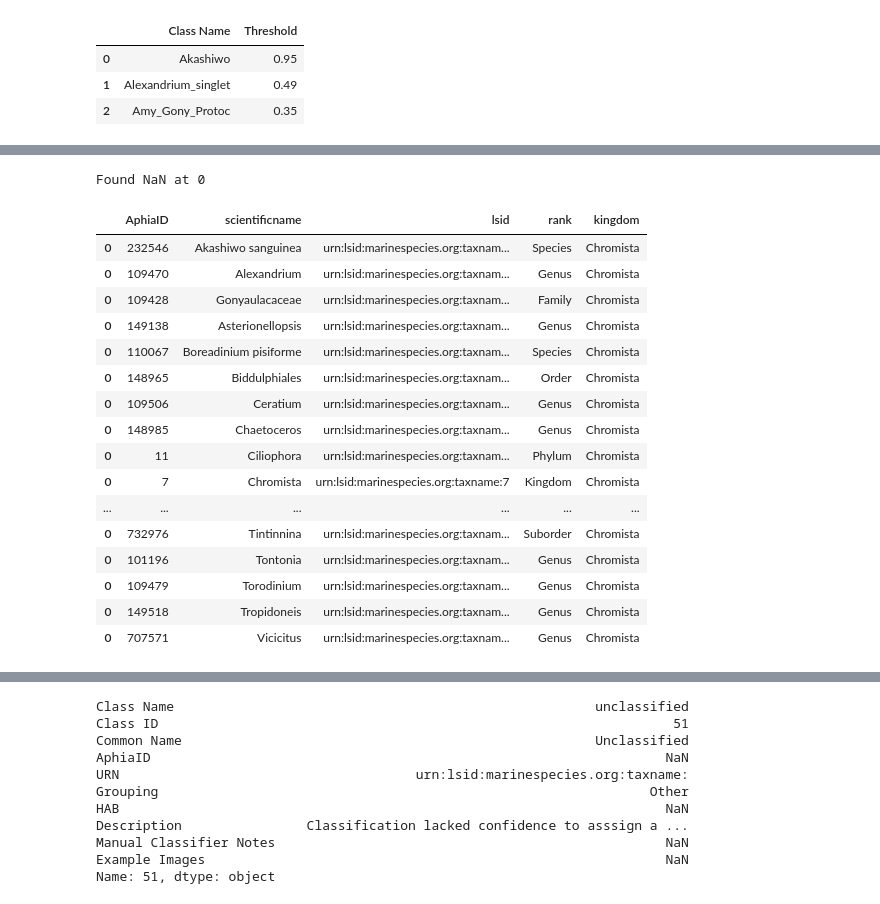
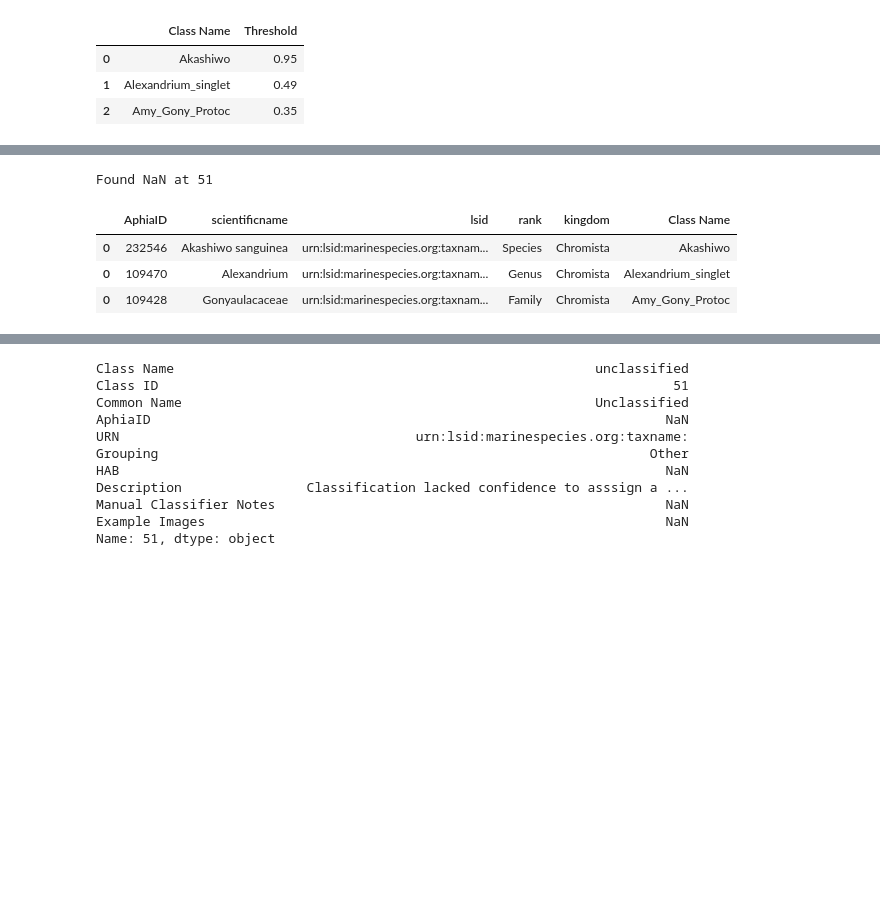
Before and after one commit to CeNCOOS/OBIS_workshop_2024_IFCB, a Jupyter notebook: getSantaCruzdata.ipynb, the cells around one changed output, grey strips where cells are left out. Saved outputs shown, nothing was run; the diff lists cells and outputs as text; code cells hidden in the pictures; blank space fills up the shorter version.

Commit message:
added event and occurrence dataframes to file

```diff
--- a/getSantaCruzdata.ipynb
+++ b/getSantaCruzdata.ipynb
@@ -116,13 +116,17 @@ class_names.head(3)
 # okay we
 [nr,nc]=class_names.shape
 # %%
-pi=0
-cnid=class_names['Class Name'][pi]
-myaid=int(class_names['AphiaID'][pi])
-wmentry=pyworms.aphiaRecordByAphiaID(myaid)
-mywp=pd.DataFrame([wmentry])
-bool=mywp['status']=='accepted'
-newdf=mywp[["AphiaID","scientificname","lsid","rank","kingdom"]]
-odict={"Class Name":cnid}
-odf=pd.DataFrame.from_dict([odict])
-test=pd.concat([newdf,odf.reset_index(drop=True,inplace=True)],axis=0)
+#pi=0
+#cnid=class_names['Class Name'][pi]
+#myaid=int(class_names['AphiaID'][pi])
+#wmentry=pyworms.aphiaRecordByAphiaID(myaid)
+#mywp=pd.DataFrame([wmentry])
+#bool=mywp['status']=='accepted'
+#newdf=mywp[["AphiaID","scientificname","lsid","rank","kingdom"]]
+#print(newdf.shape)
+##newdf['AphiaID']=newdf['AphiaID'].apply(str)
+#odict={"Class Name":cnid}
+#odf=pd.DataFrame.from_dict([odict])
+#newdf.insert(5,"Class Name",cnid,True)
+#test=newdf.merge(odf,left_on='AphiaID',right_on='Class Name')
+#test=pd.concat([newdf,odf.reset_index(drop=True,inplace=True)],axis=0)
@@ -133,10 +140,10 @@ test=pd.concat([newdf,odf.reset_index(drop=True,inplace=True)],axis=0)
 # %%
 import pyworms
 # run through AphiaID to get scientific name, rank, kingdom
-#nlooks=np.arange(0,nr)
-nlooks=np.arange(0,1)
+nlooks=np.arange(0,nr)
+#nlooks=np.arange(0,1)
 for pi in nlooks:
-    #cnid=class_names['Class Name'][pi]
+    cnid=class_names['Class Name'][pi]
     #print(cnid)
     try:
         myaid=int(class_names['AphiaID'][pi])
@@ -151,9 +158,11 @@ for pi in nlooks:
             [n,m]=newdf.shape
             #pdb.set_trace()
             if pi==0:
+                newdf.insert(5,"Class Name",cnid,True)
                 wormsdf=newdf
                 #wormsdf=pd.concat([newdf,class_names['Class Name'][pi]])
             else:
+                newdf.insert(5,"Class Name",cnid,True)
                 #tmp=pd.concat([newdf,class_names['Class Name'][pi]])
                 #wormsdf=pd.concat([wormsdf,tmp])
                 wormsdf=pd.concat([wormsdf,newdf])
@@ -162,24 +171,11 @@ for pi in nlooks:
     except:
         print("Found NaN at "+str(pi))
 # %% [output]
-Found NaN at 0
+Found NaN at 51
 # %%
-wormsdf
+wormsdf.head(3)
 # %% [output]
-|  | AphiaID | scientificname | lsid | rank | kingdom |
-| 0 | 232546 | Akashiwo sanguinea | urn:lsid:marinespecies.org:taxnam... | Species | Chromista |
-| 0 | 109470 | Alexandrium | urn:lsid:marinespecies.org:taxnam... | Genus | Chromista |
-| 0 | 109428 | Gonyaulacaceae | urn:lsid:marinespecies.org:taxnam... | Family | Chromista |
-| 0 | 149138 | Asterionellopsis | urn:lsid:marinespecies.org:taxnam... | Genus | Chromista |
-| 0 | 110067 | Boreadinium pisiforme | urn:lsid:marinespecies.org:taxnam... | Species | Chromista |
-| 0 | 148965 | Biddulphiales | urn:lsid:marinespecies.org:taxnam... | Order | Chromista |
-| 0 | 109506 | Ceratium | urn:lsid:marinespecies.org:taxnam... | Genus | Chromista |
-| 0 | 148985 | Chaetoceros | urn:lsid:marinespecies.org:taxnam... | Genus | Chromista |
-| 0 | 11 | Ciliophora | urn:lsid:marinespecies.org:taxnam... | Phylum | Chromista |
-| 0 | 7 | Chromista | urn:lsid:marinespecies.org:taxname:7 | Kingdom | Chromista |
-| ... | ... | ... | ... | ... | ... |
-| 0 | 732976 | Tintinnina | urn:lsid:marinespecies.org:taxnam... | Suborder | Chromista |
-| 0 | 101196 | Tontonia | urn:lsid:marinespecies.org:taxnam... | Genus | Chromista |
-| 0 | 109479 | Torodinium | urn:lsid:marinespecies.org:taxnam... | Genus | Chromista |
-| 0 | 149518 | Tropidoneis | urn:lsid:marinespecies.org:taxnam... | Genus | Chromista |
-| 0 | 707571 | Vicicitus | urn:lsid:marinespecies.org:taxnam... | Genus | Chromista |
+|  | AphiaID | scientificname | lsid | rank | kingdom | Class Name |
+| 0 | 232546 | Akashiwo sanguinea | urn:lsid:marinespecies.org:taxnam... | Species | Chromista | Akashiwo |
+| 0 | 109470 | Alexandrium | urn:lsid:marinespecies.org:taxnam... | Genus | Chromista | Alexandrium_singlet |
+| 0 | 109428 | Gonyaulacaceae | urn:lsid:marinespecies.org:taxnam... | Family | Chromista | Amy_Gony_Protoc |
```
Also changed, not shown: parts of 20 cells of this notebook.
